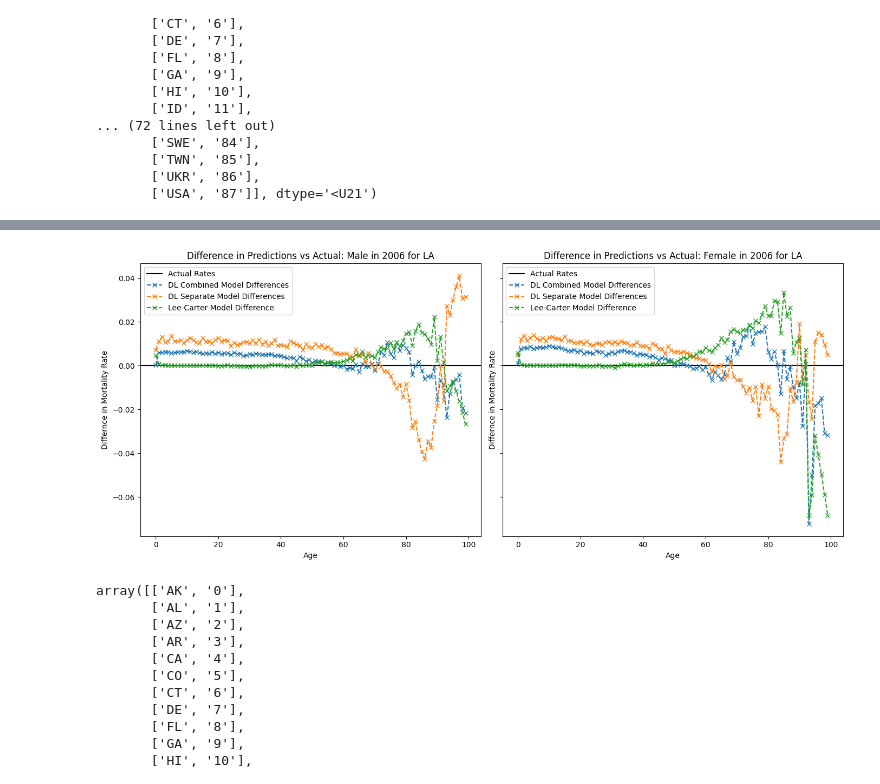
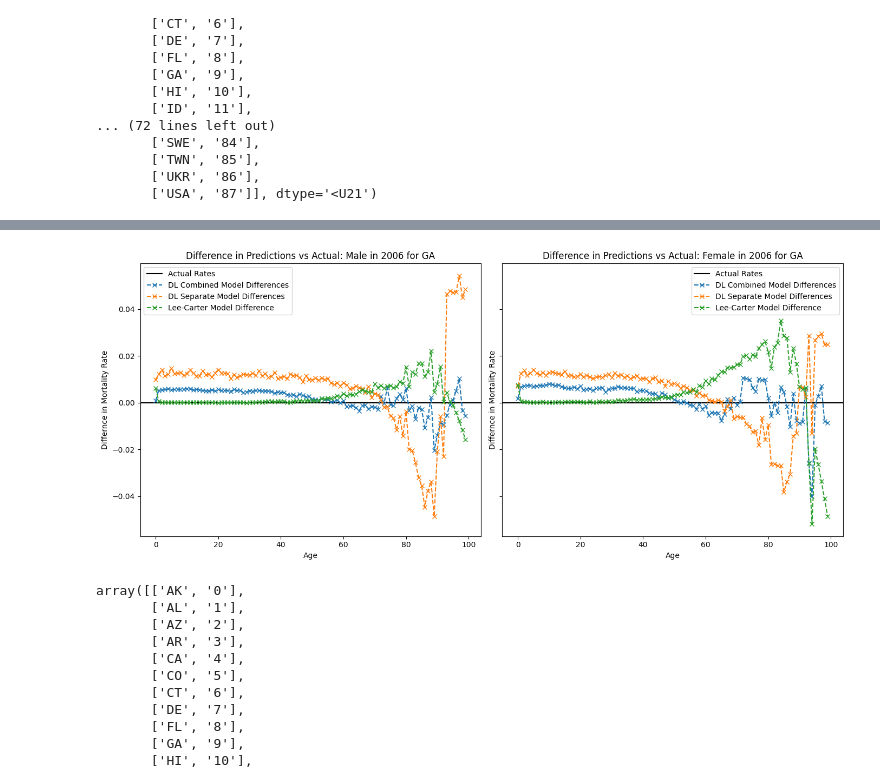
Before and after one commit to paigenpark/deep-mort, a Jupyter notebook: code/evaluate_models.ipynb, the cells around one changed output, grey strips where cells are left out. Cells and saved outputs as stored; diff of their text form; code cells hidden in the pictures.

```diff
--- a/code/evaluate_models.ipynb
+++ b/code/evaluate_models.ipynb
@@ -986,5 +986,5 @@ plot_pred_diff_by_year(geo=43, year_range=np.arange(2006, 2016), age=95, genders
 # %%
-plot_pred_diff_by_age(geo=17, year= 2006, age_range=np.arange(0,100), genders=[0,1], data=test_data,
+plot_pred_diff_by_age(geo=9, year= 2006, age_range=np.arange(0,100), genders=[0,1], data=test_data,
                       dl_models={
                           'DL Combined': model_combined,
                           'DL Separate': model_state
@@ -1010,4 +1010,4 @@ plot_pred_diff_by_age(geo=17, year= 2006, age_range=np.arange(0,100), genders=[0
-[figure, old version]
+[figure, new version]
 # %%
 geos_key
 # %% [output]
```
Also changed, not shown: parts of 11 cells of this notebook, 1 other file.
